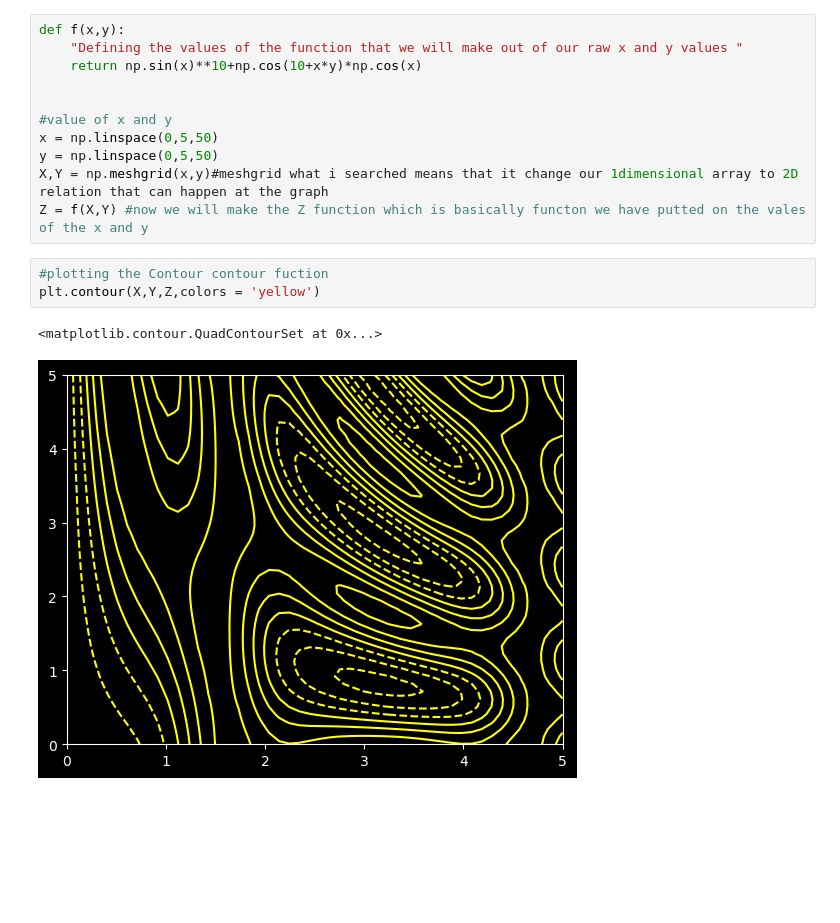
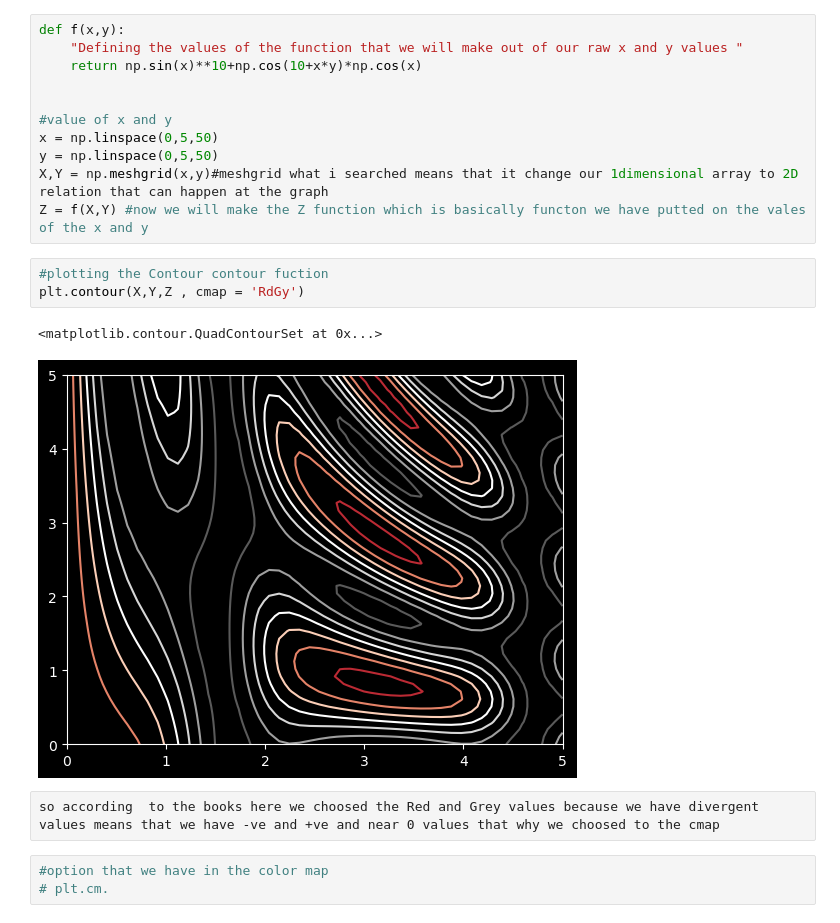
Before and after one commit to Venux09/Data_science_handbook_study, a Jupyter notebook: Matplotlib-data_science_handbook/density_detour.ipynb, the cells around one changed output. Saved outputs shown, nothing was run; the diff lists cells and outputs as text; blank space fills up the shorter version.

```diff
--- a/Matplotlib-data_science_handbook/density_detour.ipynb
+++ b/Matplotlib-data_science_handbook/density_detour.ipynb
@@ -21,7 +21,12 @@ X,Y = np.meshgrid(x,y)#meshgrid what i searched means that it change our 1dimens
 Z = f(X,Y) #now we will make the Z function which is basically functon we have putted on the vales of the x and y
 # %%
 #plotting the Contour contour fuction
-plt.contour(X,Y,Z,colors = 'yellow')
+plt.contour(X,Y,Z , cmap = 'RdGy')
 # %% [output]
 <matplotlib.contour.QuadContourSet at 0x...>
-[figure, old version]
+[figure, new version]
+# %% [raw]
+so according  to the books here we choosed the Red and Grey values because we have divergent values means that we have -ve and +ve and near 0 values that why we choosed to the cmap
+# %%
+#option that we have in the color map
+# plt.cm.
```
Also changed, not shown: parts of 1 cell of this notebook, 1 other file.
